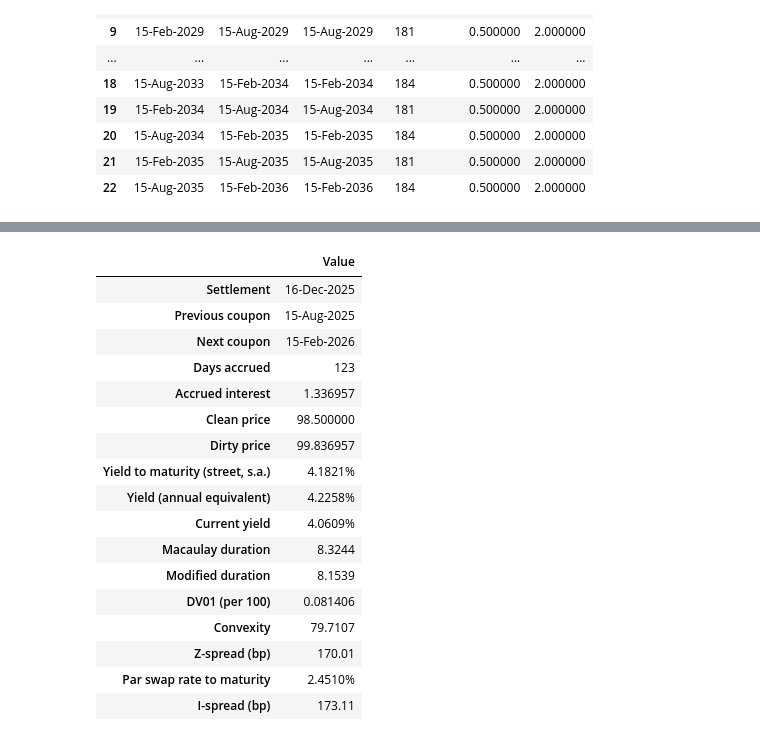
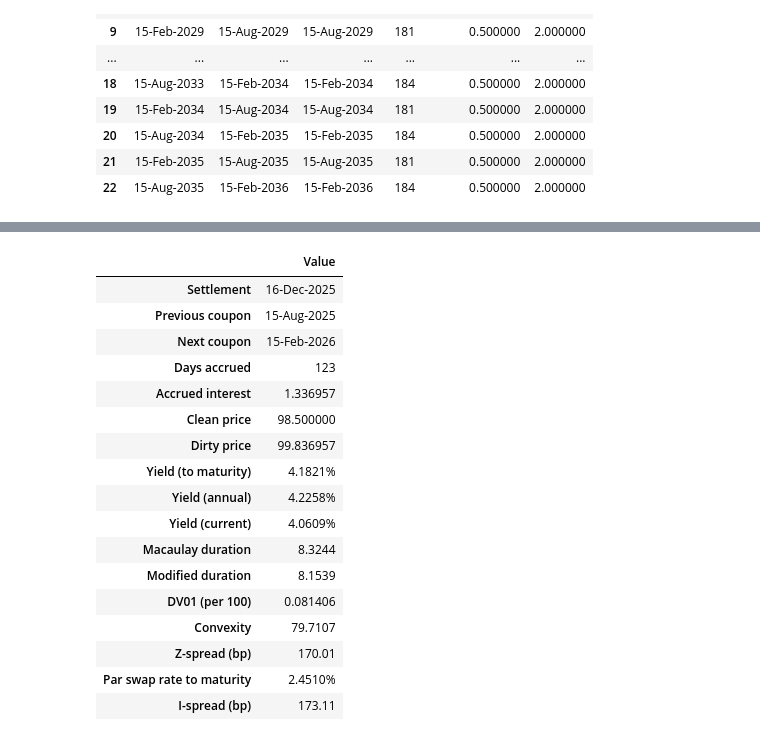
Before and after one commit to sebgur/SDev.Python, a Jupyter notebook: notebooks/rates/bonds.ipynb, the cells around one changed output, grey strips where cells are left out. Saved outputs shown, nothing was run; the diff lists cells and outputs as text; code cells hidden in the pictures.

Commit message:
more on bonds-before curve construction

```diff
--- a/notebooks/rates/bonds.ipynb
+++ b/notebooks/rates/bonds.ipynb
@@ -71,12 +91,11 @@ Now we assume the bond price is given on a certain valuation date and we calcula
 # Market inputs
 valdate = dt.datetime(2025, 12, 15)
 clean_price = 98.50
-settlement = make_calendar(conv.calendar).add_business_days(valdate.date(), 1)  # UST: T+1
+settlement = make_calendar(conv.calendar).add_business_days(valdate.date(), 1) # UST: T+1
 
-# Retrieve yield curve
+# Retrieve swap curve
 dataset = ctx.calib_repo[valdate]
-curve = dataset.get_yieldcurve("USD.SOFR.1D")
-df = curve.discount_float
+rfr_curve = dataset.get_yieldcurve("USD.SOFR.1D").discount_float
 
 # Price, accrued, yield
 bf = bonds.bond_flows(scheduler, settlement, valdate)
@@ -87,44 +106,44 @@ starts, ends = scheduler.accrual_dates()
 i = int(np.searchsorted(ends, np.datetime64(settlement, 'D'), side='right'))
 
 # Spreads: Z-spread over the curve, I-spread over the par swap rate to the bond's maturity
-zspread = bonds.z_spread(bf, coupon, dirty, df)
+zspread = bonds.z_spread(bf, coupon, dirty, rfr_curve)
 sofr = sch.LegConvention('1Y', DayCount.ACT360, 'USD', pay_lag=2)
 usd_ois = sch.SwapConvention(sofr, sofr)
 spot = make_calendar('USD').add_business_days(valdate.date(), usd_ois.spot_lag)
-swap_rate = swaps.par_rate(swaps.swap_times(sch.make_swap_scheduler(spot, maturity, usd_ois), valdate), df)
+swap_rate = swaps.par_rate(swaps.swap_times(sch.make_swap_scheduler(spot, maturity, usd_ois), valdate), rfr_curve)
 
 analytics = {
     'Settlement': f"{settlement:%d-%b-%Y}",
     'Previous coupon': f"{sch.to_date(starts[i]):%d-%b-%Y}",
     'Next coupon': f"{sch.to_date(ends[i]):%d-%b-%Y}",
     'Days accrued': int((np.datetime64(settlement, 'D') - starts[i]).astype(int)),
     'Accrued interest': f"{accrued:.6f}",
     'Clean price': f"{clean_price:.6f}",
     'Dirty price': f"{dirty:.6f}",
-    'Yield to maturity (street, s.a.)': f"{ytm:.4%}",
-    'Yield (annual equivalent)': f"{(1 + ytm / bf.frequency) ** bf.frequency - 1:.4%}",
-    'Current yield': f"{100 * coupon / clean_price:.4%}",
+    'Yield (to maturity)': f"{ytm:.4%}",
+    'Yield (annual)': f"{(1 + ytm / bf.frequency) ** bf.frequency - 1:.4%}",
+    'Yield (current)': f"{100 * coupon / clean_price:.4%}",
     'Macaulay duration': f"{bonds.macaulay_duration(bf, coupon, ytm):.4f}",
     'Modified duration': f"{bonds.modified_duration(bf, coupon, ytm):.4f}",
     'DV01 (per 100)': f"{bonds.dv01(bf, coupon, ytm):.6f}",
     'Convexity': f"{bonds.convexity(bf, coupon, ytm):.4f}",
     'Z-spread (bp)': f"{1e4 * zspread:.2f}",
     'Par swap rate to maturity': f"{swap_rate:.4%}",
     'I-spread (bp)': f"{1e4 * (ytm - swap_rate):.2f}",
 }
 pd.Series(analytics, name='Value').to_frame()
 # %% [output]
 |  | Value |
 | Settlement | 16-Dec-2025 |
 | Previous coupon | 15-Aug-2025 |
 | Next coupon | 15-Feb-2026 |
 | Days accrued | 123 |
 | Accrued interest | 1.336957 |
 | Clean price | 98.500000 |
 | Dirty price | 99.836957 |
-| Yield to maturity (street, s.a.) | 4.1821% |
-| Yield (annual equivalent) | 4.2258% |
-| Current yield | 4.0609% |
+| Yield (to maturity) | 4.1821% |
+| Yield (annual) | 4.2258% |
+| Yield (current) | 4.0609% |
 | Macaulay duration | 8.3244 |
 | Modified duration | 8.1539 |
 | DV01 (per 100) | 0.081406 |
```
Also changed, not shown: parts of 6 cells of this notebook.
